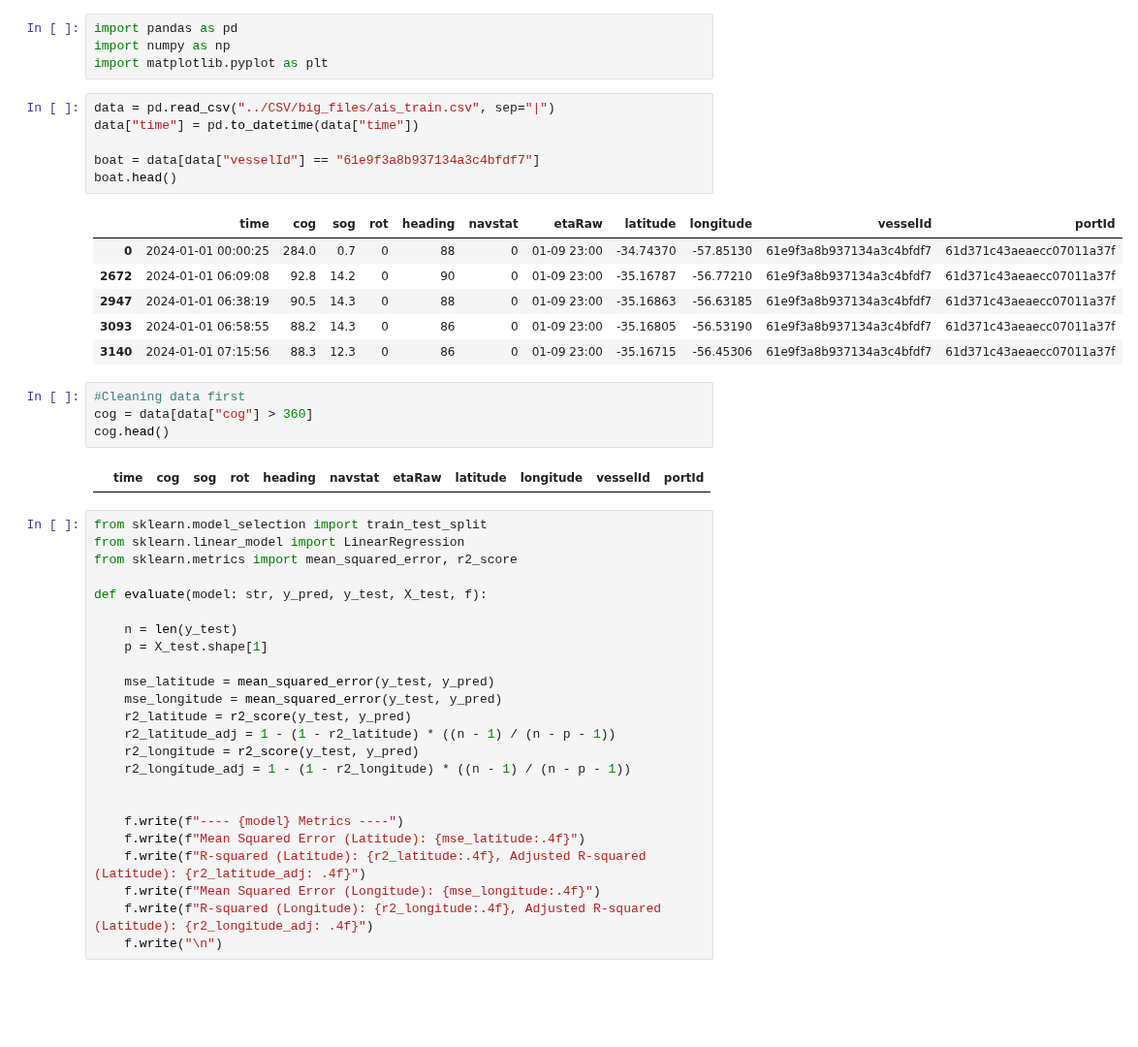
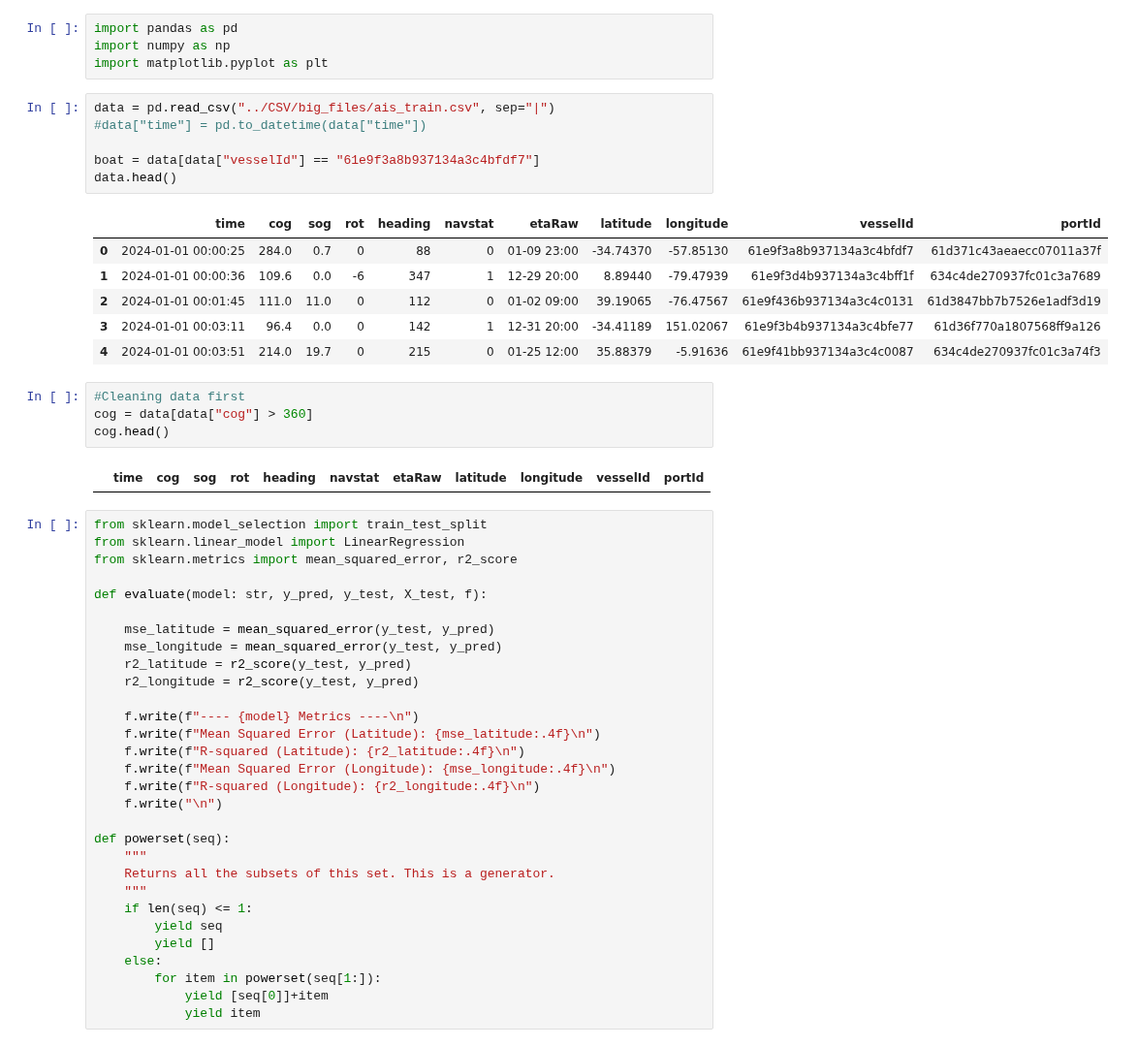
Before and after one commit to baconmoontwist/ML, a Jupyter notebook: rydding/testing.ipynb, the cells around one changed output. Shown at 97% size. Cells and saved outputs as stored; diff of their text form; blank space fills up the shorter version.

```diff
--- a/rydding/testing.ipynb
+++ b/rydding/testing.ipynb
@@ -4,17 +4,17 @@ import numpy as np
 import matplotlib.pyplot as plt
 # %%
 data = pd.read_csv("../CSV/big_files/ais_train.csv", sep="|")
-data["time"] = pd.to_datetime(data["time"])
+#data["time"] = pd.to_datetime(data["time"])
 
 boat = data[data["vesselId"] == "61e9f3a8b937134a3c4bfdf7"]
-boat.head()
+data.head()
 # %% [output]
 |  | time | cog | sog | rot | heading | navstat | etaRaw | latitude | longitude | vesselId | portId |
 | 0 | 2024-01-01 00:00:25 | 284.0 | 0.7 | 0 | 88 | 0 | 01-09 23:00 | -34.74370 | -57.85130 | 61e9f3a8b937134a3c4bfdf7 | 61d371c43aeaecc07011a37f |
-| 2672 | 2024-01-01 06:09:08 | 92.8 | 14.2 | 0 | 90 | 0 | 01-09 23:00 | -35.16787 | -56.77210 | 61e9f3a8b937134a3c4bfdf7 | 61d371c43aeaecc07011a37f |
-| 2947 | 2024-01-01 06:38:19 | 90.5 | 14.3 | 0 | 88 | 0 | 01-09 23:00 | -35.16863 | -56.63185 | 61e9f3a8b937134a3c4bfdf7 | 61d371c43aeaecc07011a37f |
-| 3093 | 2024-01-01 06:58:55 | 88.2 | 14.3 | 0 | 86 | 0 | 01-09 23:00 | -35.16805 | -56.53190 | 61e9f3a8b937134a3c4bfdf7 | 61d371c43aeaecc07011a37f |
-| 3140 | 2024-01-01 07:15:56 | 88.3 | 12.3 | 0 | 86 | 0 | 01-09 23:00 | -35.16715 | -56.45306 | 61e9f3a8b937134a3c4bfdf7 | 61d371c43aeaecc07011a37f |
+| 1 | 2024-01-01 00:00:36 | 109.6 | 0.0 | -6 | 347 | 1 | 12-29 20:00 | 8.89440 | -79.47939 | 61e9f3d4b937134a3c4bff1f | 634c4de270937fc01c3a7689 |
+| 2 | 2024-01-01 00:01:45 | 111.0 | 11.0 | 0 | 112 | 0 | 01-02 09:00 | 39.19065 | -76.47567 | 61e9f436b937134a3c4c0131 | 61d3847bb7b7526e1adf3d19 |
+| 3 | 2024-01-01 00:03:11 | 96.4 | 0.0 | 0 | 142 | 1 | 12-31 20:00 | -34.41189 | 151.02067 | 61e9f3b4b937134a3c4bfe77 | 61d36f770a1807568ff9a126 |
+| 4 | 2024-01-01 00:03:51 | 214.0 | 19.7 | 0 | 215 | 0 | 01-25 12:00 | 35.88379 | -5.91636 | 61e9f41bb937134a3c4c0087 | 634c4de270937fc01c3a74f3 |
 # %%
 #Cleaning data first
 cog = data[data["cog"] > 360]
@@ -28,20 +28,26 @@ from sklearn.metrics import mean_squared_error, r2_score
 
 def evaluate(model: str, y_pred, y_test, X_test, f):
 
-    n = len(y_test)
-    p = X_test.shape[1]
-
     mse_latitude = mean_squared_error(y_test, y_pred)
     mse_longitude = mean_squared_error(y_test, y_pred)
     r2_latitude = r2_score(y_test, y_pred)
-    r2_latitude_adj = 1 - (1 - r2_latitude) * ((n - 1) / (n - p - 1))
     r2_longitude = r2_score(y_test, y_pred)
-    r2_longitude_adj = 1 - (1 - r2_longitude) * ((n - 1) / (n - p - 1))
 
+    f.write(f"---- {model} Metrics ----\n")
+    f.write(f"Mean Squared Error (Latitude): {mse_latitude:.4f}\n")
+    f.write(f"R-squared (Latitude): {r2_latitude:.4f}\n")
+    f.write(f"Mean Squared Error (Longitude): {mse_longitude:.4f}\n")
+    f.write(f"R-squared (Longitude): {r2_longitude:.4f}\n")
+    f.write("\n")
 
-    f.write(f"---- {model} Metrics ----")
-    f.write(f"Mean Squared Error (Latitude): {mse_latitude:.4f}")
-    f.write(f"R-squared (Latitude): {r2_latitude:.4f}, Adjusted R-squared (Latitude): {r2_latitude_adj: .4f}")
-    f.write(f"Mean Squared Error (Longitude): {mse_longitude:.4f}")
-    f.write(f"R-squared (Longitude): {r2_longitude:.4f}, Adjusted R-squared (Latitude): {r2_longitude_adj: .4f}")
-    f.write("\n")
+def powerset(seq):
+    """
+    Returns all the subsets of this set. This is a generator.
+    """
+    if len(seq) <= 1:
+        yield seq
+        yield []
+    else:
+        for item in powerset(seq[1:]):
+            yield [seq[0]]+item
+            yield item
```
Also changed, not shown: parts of 4 cells of this notebook, 1 other file.
